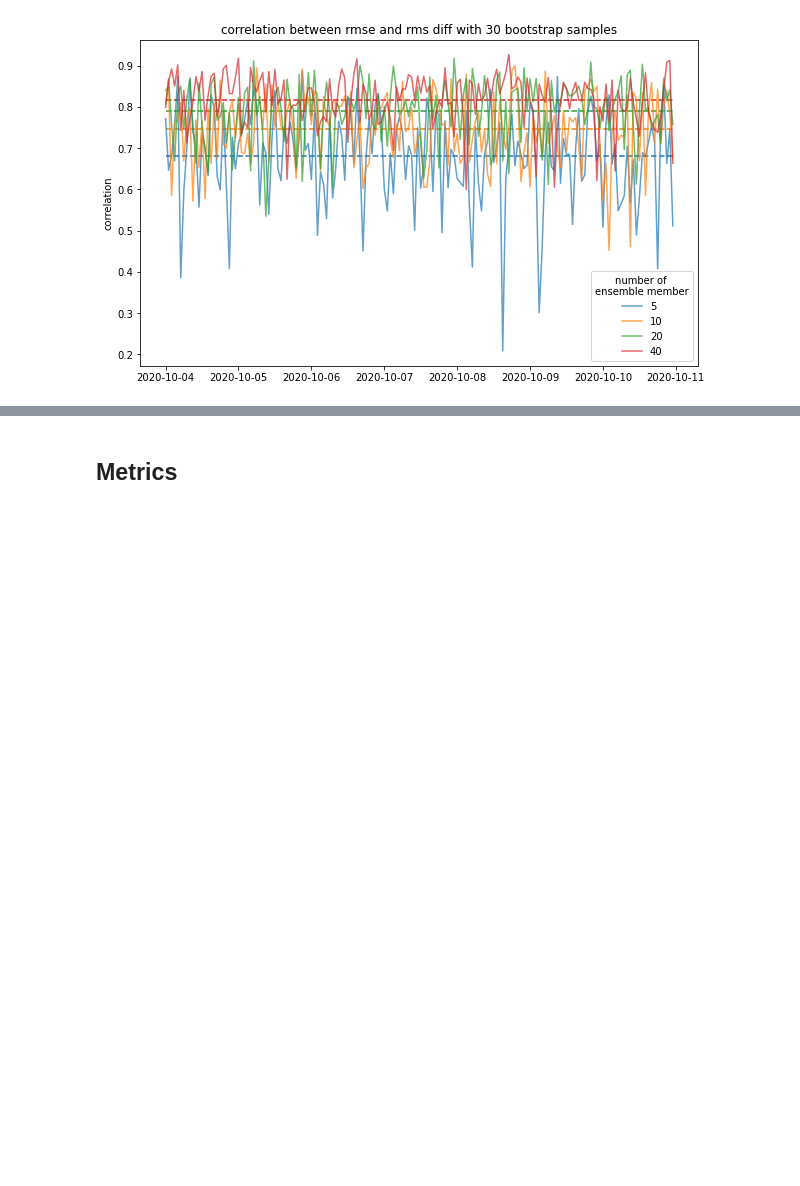
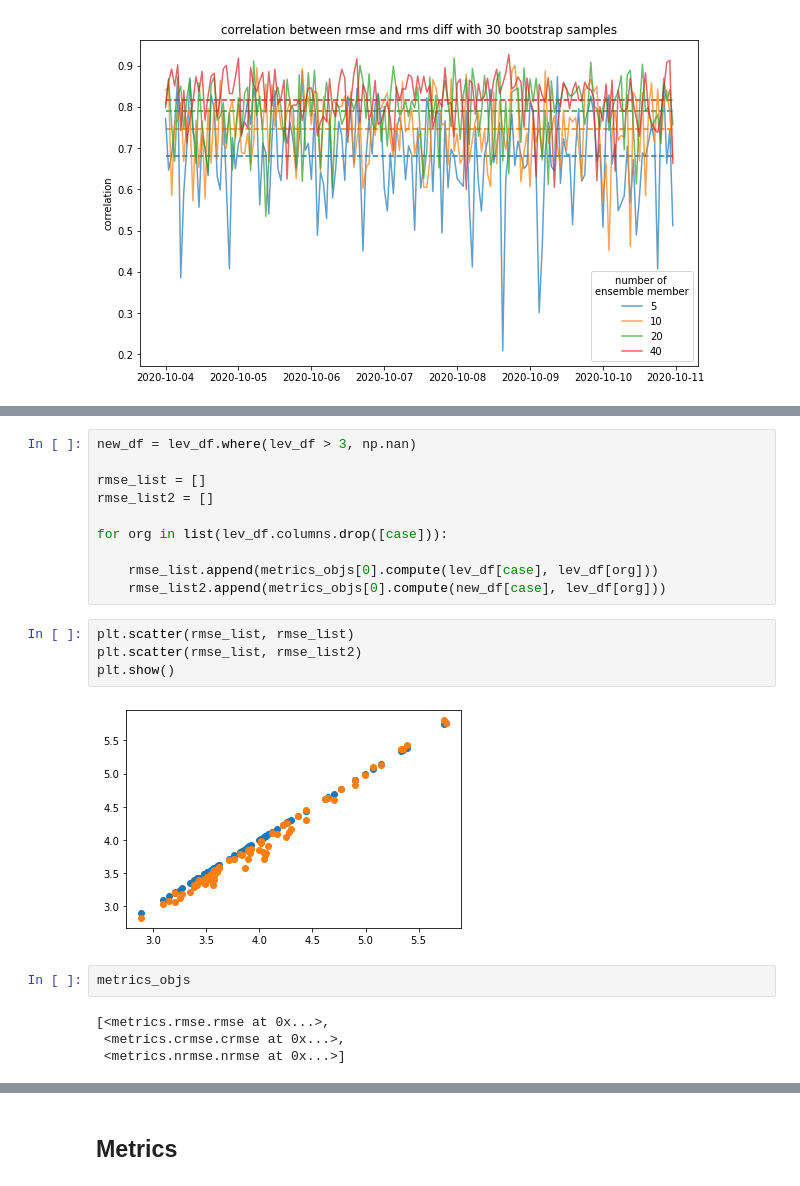
Before and after one commit to joejoeyjoseph/WE-Validate, a Jupyter notebook: notebooks/y_analysis.ipynb, the cells around one changed output, grey strips where cells are left out. Drawn from its saved outputs; the diff is of its cells as text; blank space fills up the shorter version.

```diff
--- a/notebooks/y_analysis.ipynb
+++ b/notebooks/y_analysis.ipynb
@@ -1241,0 +911,22 @@ lev_df
+# %%
+new_df = lev_df.where(lev_df > 3, np.nan)
+
+rmse_list = []
+rmse_list2 = []
+
+for org in list(lev_df.columns.drop([case])):
+
+    rmse_list.append(metrics_objs[0].compute(lev_df[case], lev_df[org]))
+    rmse_list2.append(metrics_objs[0].compute(new_df[case], lev_df[org]))
+# %%
+plt.scatter(rmse_list, rmse_list)
+plt.scatter(rmse_list, rmse_list2)
+plt.show()
+# %% [output]
+[figure, added]
+# %%
+metrics_objs
+# %% [output]
+[<metrics.rmse.rmse at 0x...>,
+ <metrics.crmse.crmse at 0x...>,
+ <metrics.nrmse.nrmse at 0x...>]
```
Also changed, not shown: parts of 44 cells of this notebook.
